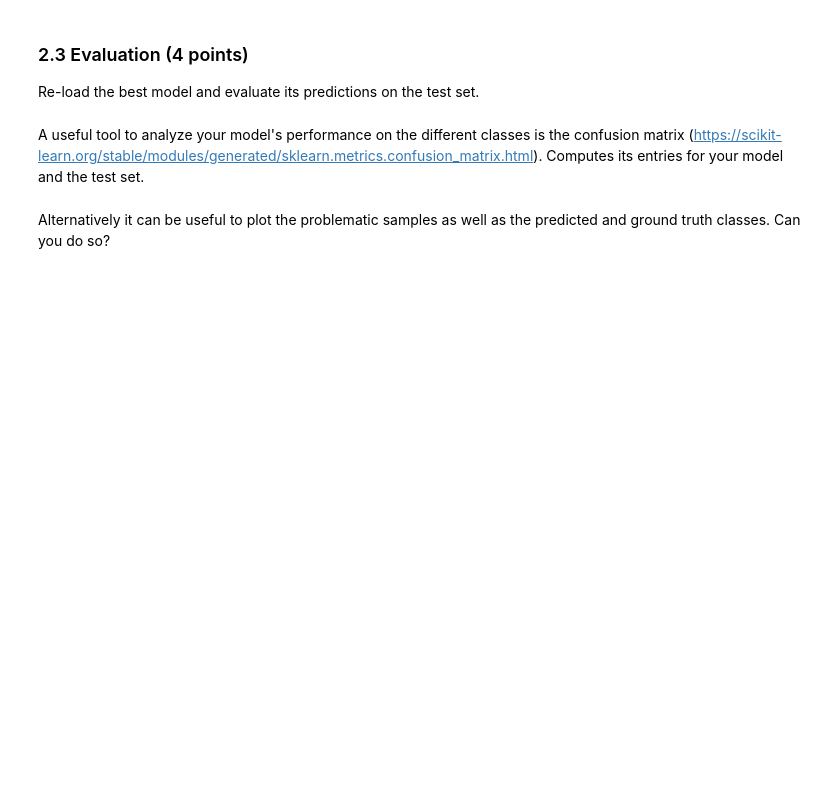
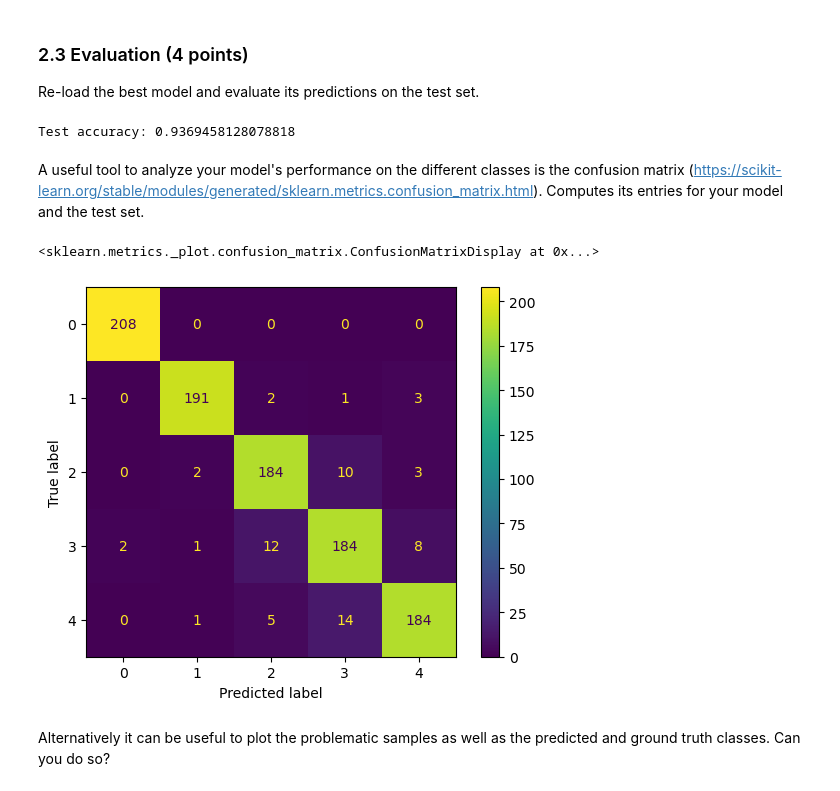
Before and after one commit to theoh-io/iapr_group15, a Jupyter notebook: labs/lab_03_classification.ipynb, the cells around one changed output. Drawn from its saved outputs; the diff is of its cells as text; code cells hidden in the pictures; blank space fills up the shorter version.

```diff
--- a/labs/lab_03_classification.ipynb
+++ b/labs/lab_03_classification.ipynb
@@ -276,14 +276,0 @@ print(accuracy)
-# %%
-# Implementation of the Knn classifier without using sklearn :
-def knn_classifier(train_features, train_labels, test_features, k):
-    predictions = []
-    for test_feature in test_features:
-        distances = np.linalg.norm(train_features - test_feature, axis=1)
-        sorted_indices = np.argsort(distances)
-        k_nearest_labels = train_labels[sorted_indices[:k]]
-        predictions.append(np.argmax(np.bincount(k_nearest_labels)))
-    return np.array(predictions)
-
-predictions = knn_classifier(train_features, train_labels, test_features, 10)
-accuracy = (predictions == test_labels).sum()/len(test_labels)
-print(accuracy)
@@ -656,11 +632,18 @@ model.load_state_dict(torch.load(model_savepath))
 
 # Evaluate
 test_acc, test_outputs, test_labels, test_losses, test_paths = validate(model, criterion, test_loader)
+print("Test accuracy: {}".format(test_acc))
+# %% [output]
+Test accuracy: 0.9369458128078818
 # %% [markdown]
 A useful tool to analyze your model's performance on the different classes is the confusion matrix (https://scikit-learn.org/stable/modules/generated/sklearn.metrics.confusion_matrix.html). Computes its entries for your model and the test set.
 # %%
 # Display the confusion matrix
 confusion_matrix = confusion_matrix(test_labels, test_outputs.argmax(1))
+ConfusionMatrixDisplay(confusion_matrix).plot()
+# %% [output]
+<sklearn.metrics._plot.confusion_matrix.ConfusionMatrixDisplay at 0x...>
+[figure, added]
 # %% [markdown]
 Alternatively it can be useful to plot the problematic samples as well as the predicted and ground truth classes. Can you do so?
 # %%
```
Also changed, not shown: parts of 17 cells of this notebook.
